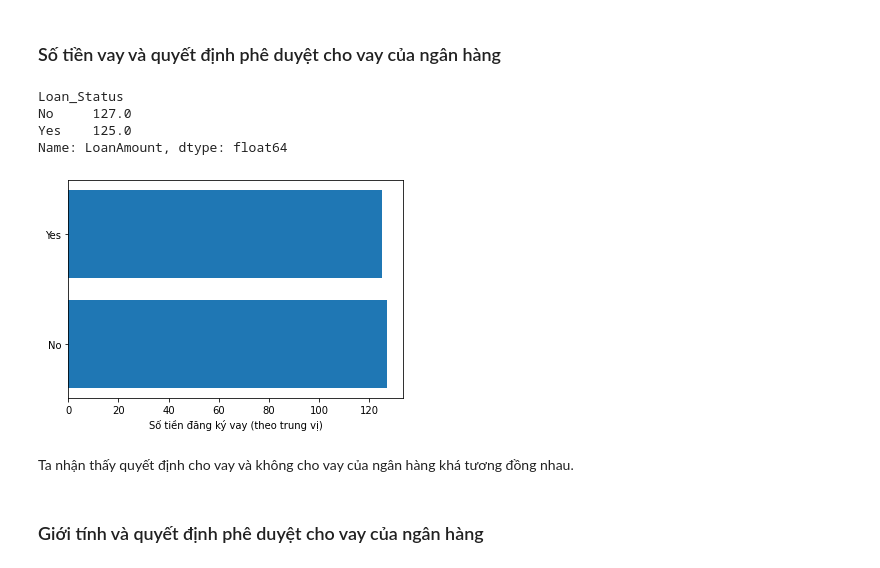
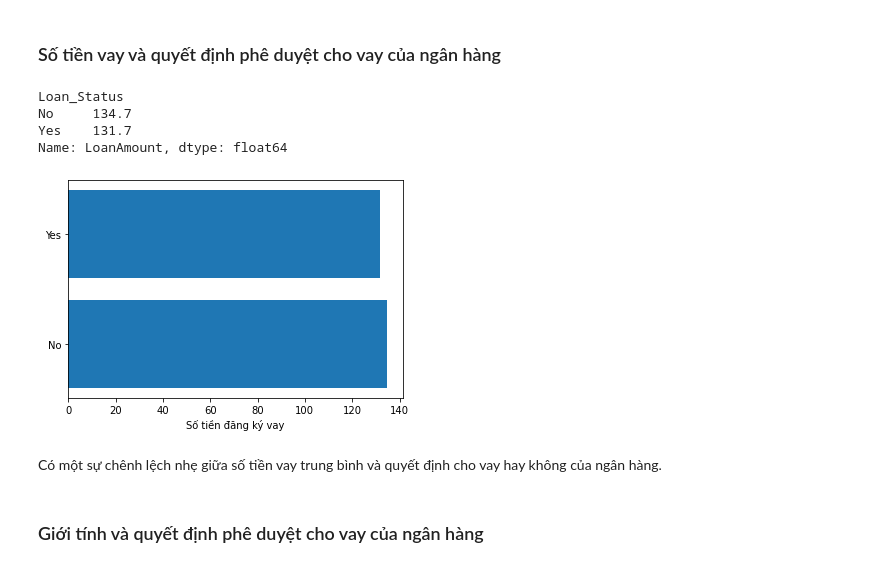
Before and after one commit to tonyvu1289/P4DS-FinalProject-vip, a Jupyter notebook: Final_Project.ipynb, the cells around one changed output. Saved outputs shown, nothing was run; the diff lists cells and outputs as text; code cells hidden in the pictures.

```diff
--- a/Final_Project.ipynb
+++ b/Final_Project.ipynb
@@ -500,18 +592,18 @@ Ta thấy ngân hàng sẽ từ chối khoản vay đối khi mức thu nhập c
 # %% [markdown]
 ### Số tiền vay và quyết định phê duyệt cho vay của ngân hàng
 # %%
-amountLoan_status = data_df.groupby('Loan_Status')['LoanAmount'].median().round(1)
+amountLoan_status = data_df.groupby('Loan_Status')['LoanAmount'].mean().round(1)
 plt.barh(amountLoan_status.index, amountLoan_status.values)
-plt.xlabel('Số tiền đăng ký vay (theo trung vị)')
+plt.xlabel('Số tiền đăng ký vay')
 amountLoan_status
 # %% [output]
 Loan_Status
-No     127.0
-Yes    125.0
+No     134.7
+Yes    131.7
 Name: LoanAmount, dtype: float64
-[figure, old version]
+[figure, new version]
 # %% [markdown]
-Ta nhận thấy quyết định cho vay và không cho vay của ngân hàng khá tương đồng nhau.
+Có một sự chênh lệch nhẹ giữa số tiền vay trung bình và quyết định cho vay hay không của ngân hàng.
 # %% [markdown]
 ### Giới tính và quyết định phê duyệt cho vay của ngân hàng
 # %%
```
Also changed, not shown: parts of 29 cells of this notebook, 1 other file.
